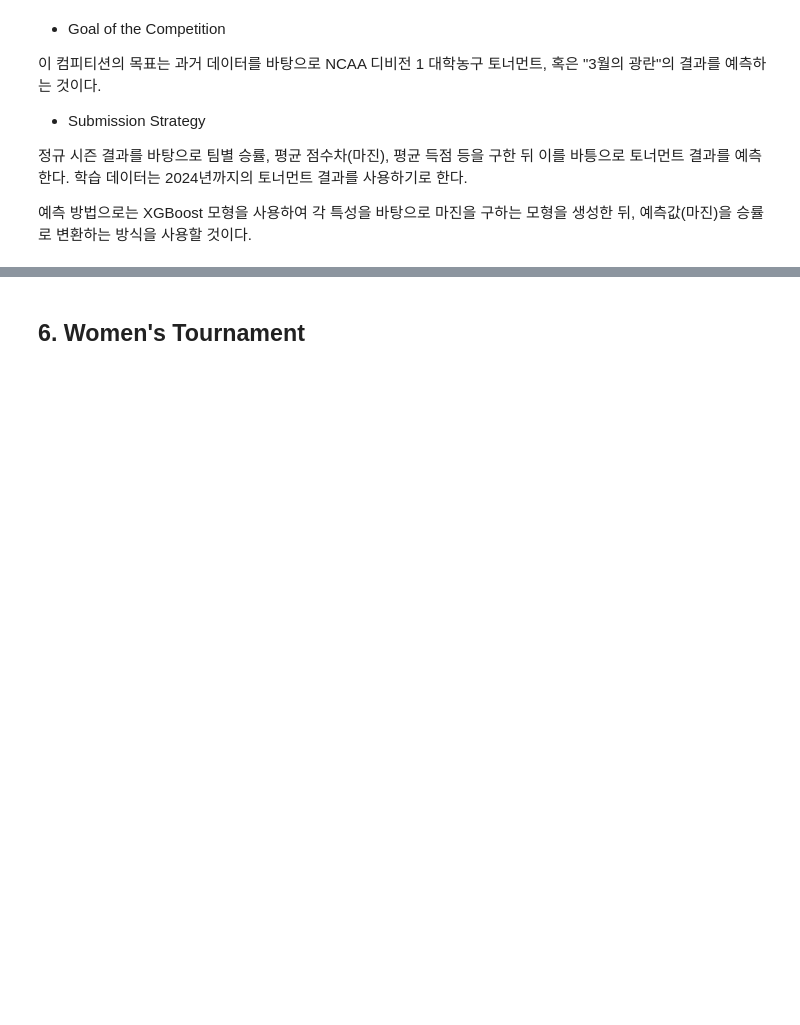
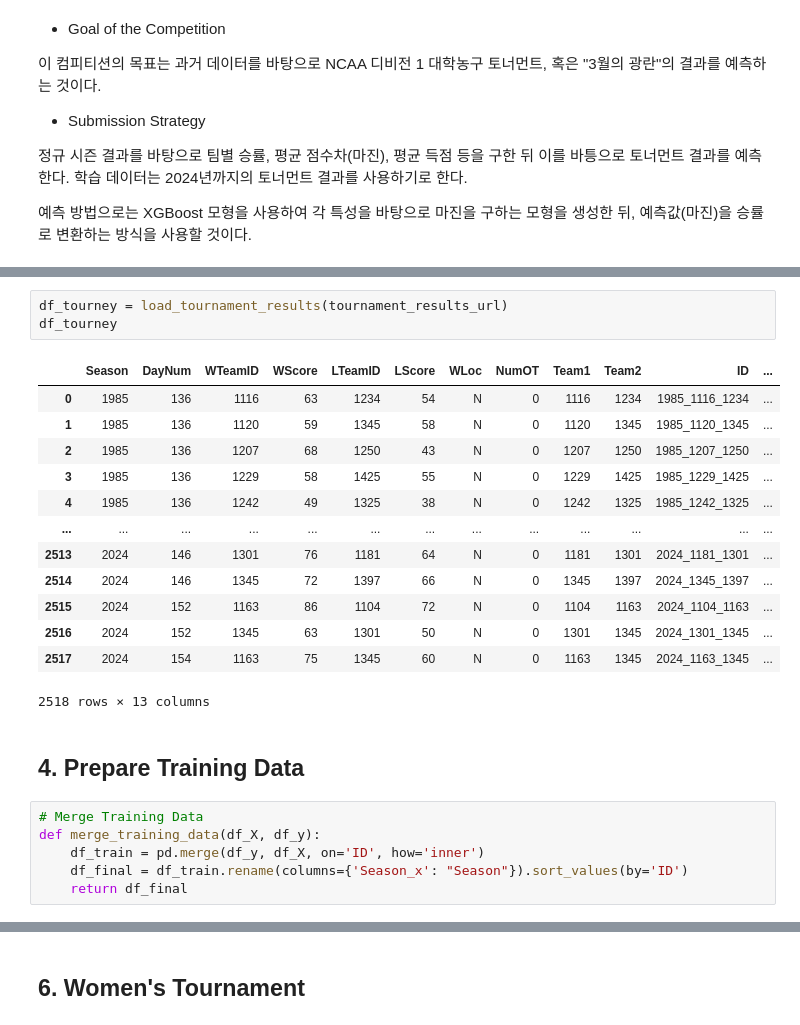
Before and after one commit to akaiuun12/MarchMadness2025, a Jupyter notebook: march_madness_2025.ipynb, the cells around one changed output, grey strips where cells are left out. Drawn from its saved outputs; the diff is of its cells as text; blank space fills up the shorter version.

```diff
--- a/march_madness_2025.ipynb
+++ b/march_madness_2025.ipynb
@@ -179,0 +108,25 @@
+# %%
+df_tourney = load_tournament_results(tournament_results_url)
+df_tourney
+# %% [output]
+|  | Season | DayNum | WTeamID | WScore | LTeamID | LScore | WLoc | NumOT | Team1 | Team2 | ID | ... |
+| 0 | 1985 | 136 | 1116 | 63 | 1234 | 54 | N | 0 | 1116 | 1234 | 1985_1116_1234 | ... |
+| 1 | 1985 | 136 | 1120 | 59 | 1345 | 58 | N | 0 | 1120 | 1345 | 1985_1120_1345 | ... |
+| 2 | 1985 | 136 | 1207 | 68 | 1250 | 43 | N | 0 | 1207 | 1250 | 1985_1207_1250 | ... |
+| 3 | 1985 | 136 | 1229 | 58 | 1425 | 55 | N | 0 | 1229 | 1425 | 1985_1229_1425 | ... |
+| 4 | 1985 | 136 | 1242 | 49 | 1325 | 38 | N | 0 | 1242 | 1325 | 1985_1242_1325 | ... |
+| ... | ... | ... | ... | ... | ... | ... | ... | ... | ... | ... | ... | ... |
+| 2513 | 2024 | 146 | 1301 | 76 | 1181 | 64 | N | 0 | 1181 | 1301 | 2024_1181_1301 | ... |
+| 2514 | 2024 | 146 | 1345 | 72 | 1397 | 66 | N | 0 | 1345 | 1397 | 2024_1345_1397 | ... |
+| 2515 | 2024 | 152 | 1163 | 86 | 1104 | 72 | N | 0 | 1104 | 1163 | 2024_1104_1163 | ... |
+| 2516 | 2024 | 152 | 1345 | 63 | 1301 | 50 | N | 0 | 1301 | 1345 | 2024_1301_1345 | ... |
+| 2517 | 2024 | 154 | 1163 | 75 | 1345 | 60 | N | 0 | 1163 | 1345 | 2024_1163_1345 | ... |
+2518 rows × 13 columns
+# %% [markdown]
+## 4. Prepare Training Data
+# %%
+# Merge Training Data
+def merge_training_data(df_X, df_y):
+    df_train = pd.merge(df_y, df_X, on='ID', how='inner')
+    df_final = df_train.rename(columns={'Season_x': "Season"}).sort_values(by='ID')
+    return df_final
```
Also changed, not shown: parts of 37 cells of this notebook.
